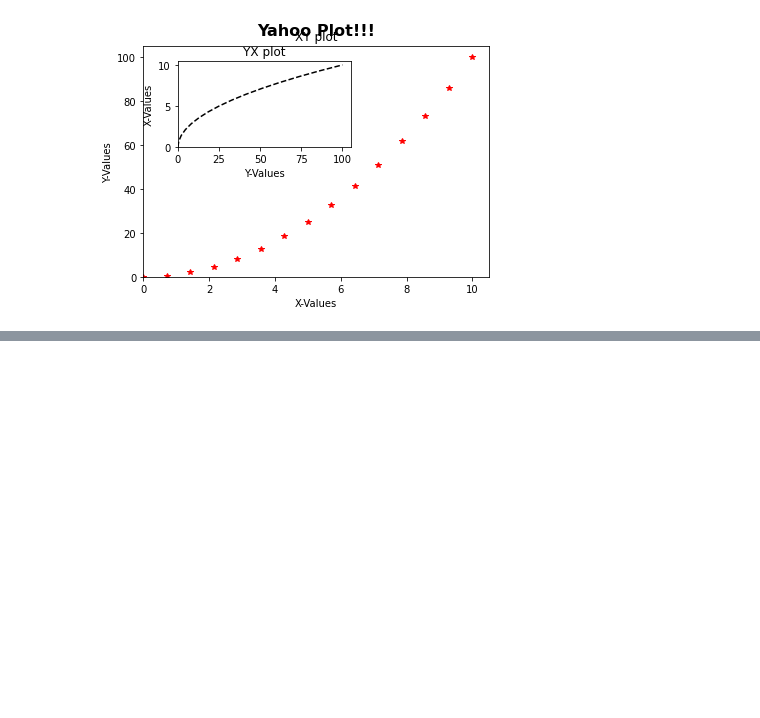
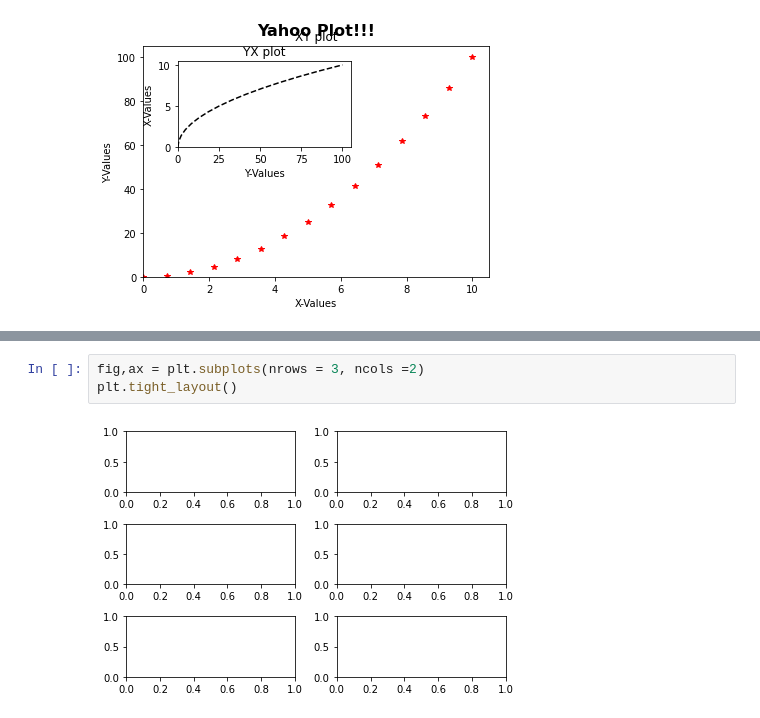
Before and after one commit to GKPSingh/M4D16, a Jupyter notebook: Learning Matplotlib.ipynb, the cells around one changed output, grey strips where cells are left out. Saved outputs shown, nothing was run; the diff lists cells and outputs as text; blank space fills up the shorter version.

```diff
--- a/Learning Matplotlib.ipynb
+++ b/Learning Matplotlib.ipynb
@@ -60,0 +66,5 @@ fig.suptitle('Yahoo Plot!!!', fontsize =16, fontweight = 'bold');
+# %%
+fig,ax = plt.subplots(nrows = 3, ncols =2)
+plt.tight_layout()
+# %% [output]
+[figure, added]
```
Also changed, not shown: parts of 7 cells of this notebook, 2 other files.
